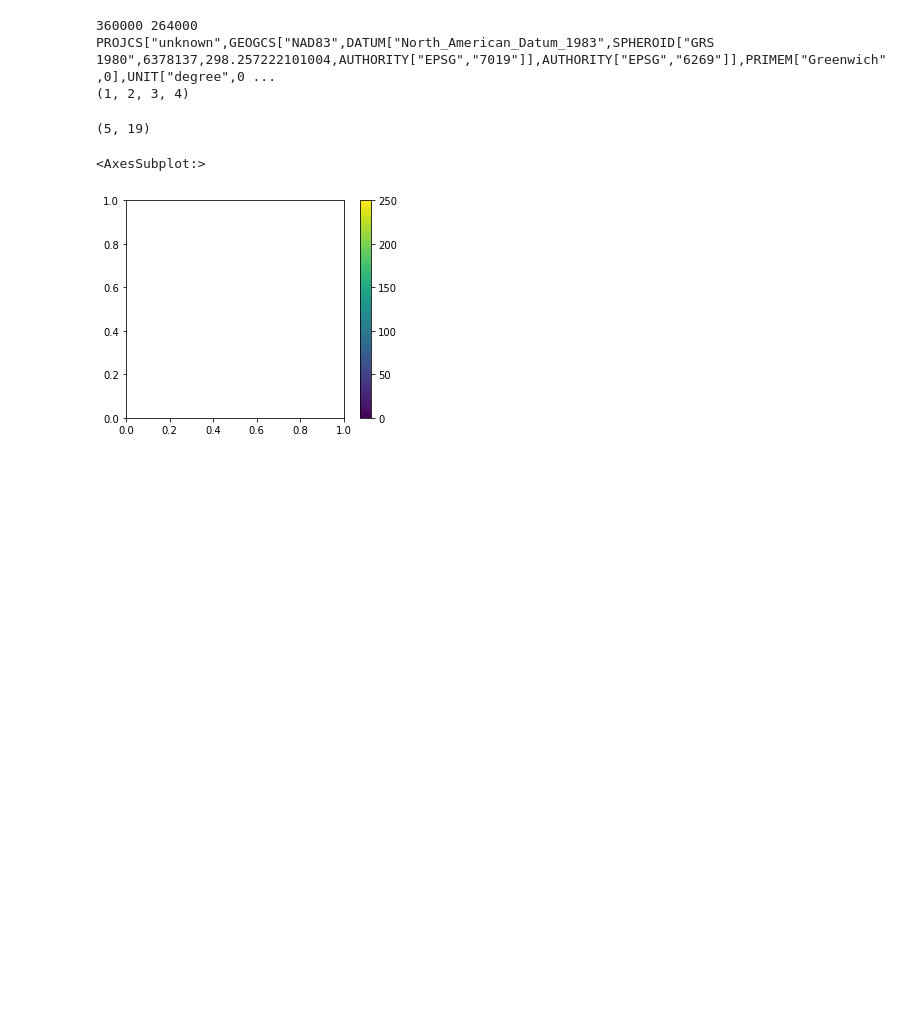
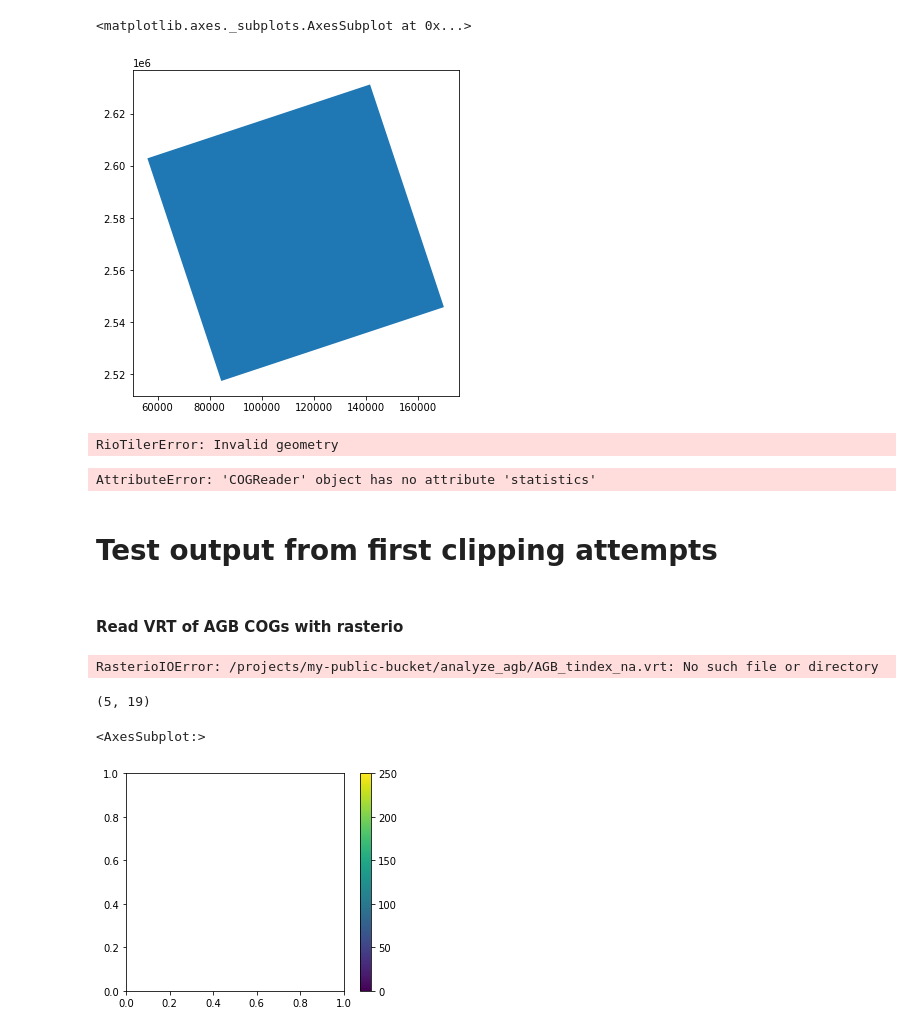
Before and after one commit to lauraduncanson/icesat2_boreal, a Jupyter notebook: notebooks/5.Publish_Data/Analyze_AGB.ipynb, the cells around one changed output. Drawn from its saved outputs; the diff is of its cells as text; code cells hidden in the pictures; blank space fills up the shorter version.

```diff
--- a/notebooks/5.Publish_Data/Analyze_AGB.ipynb
+++ b/notebooks/5.Publish_Data/Analyze_AGB.ipynb
@@ -82,18 +118,42 @@ Wall time: 3.18 s
+# %%
+# Get a geojson feature for the zones
+#geopandas.GeoSeries([shapely_polygon]).to_json()
+#boreal_tiles.to_json()
+test_zone = boreal_tiles_above[boreal_tiles_above.tile_num == 1777]
+test_zone.plot()
+# %% [output]
+<matplotlib.axes._subplots.AxesSubplot at 0x...>
+[figure, added]
+# %%
+with COGReader(vrt_fn) as cog:
+    # Read data for a given geojson polygon
+    img: ImageData = cog.feature(test_zone.geometry, max_size=1024)  # we limit the max_size to 1024
+# %% [output]
+RioTilerError: Invalid geometry
+# %%
+with COGReader(vrt_fn) as cog:
+    meta = cog.statistics(max_size=256)
+
+    assert isinstance(meta, dict)
+    print(list(meta))
+    print(meta["1"].dict())
+# %% [output]
+AttributeError: 'COGReader' object has no attribute 'statistics'
+# %% [markdown]
+# Test output from first clipping attempts
+# %% [markdown]
+#### Read VRT of AGB COGs with rasterio
 # %%
-indir = '/projects/shared-buckets/alexdevseed'
-outdir = '/projects/my-public-bucket/test_output/analyze_agb'
-r_fn = os.path.join(indir, 'AGB_tindex.vrt')
+
 import rasterio.crs
 
-with rasterio.open(r_fn, mode='r') as src:
+with rasterio.open(vrt_fn, mode='r') as src:
     print(src.width, src.height)
     print(src.crs)
     print(src.indexes)
     to_crs = src.crs
 # %% [output]
-360000 264000
-PROJCS["unknown",GEOGCS["NAD83",DATUM["North_American_Datum_1983",SPHEROID["GRS 1980",6378137,298.257222101004,AUTHORITY["EPSG","7019"]],AUTHORITY["EPSG","6269"]],PRIMEM["Greenwich",0],UNIT["degree",0 ...
-(1, 2, 3, 4)
+RasterioIOError: /projects/my-public-bucket/analyze_agb/AGB_tindex_na.vrt: No such file or directory
 # %%
 # Reproject the vector to the raster crs
 in_gdf = vector_gdf.to_crs(to_crs)
```
Also changed, not shown: parts of 12 cells of this notebook, 3 other files.
